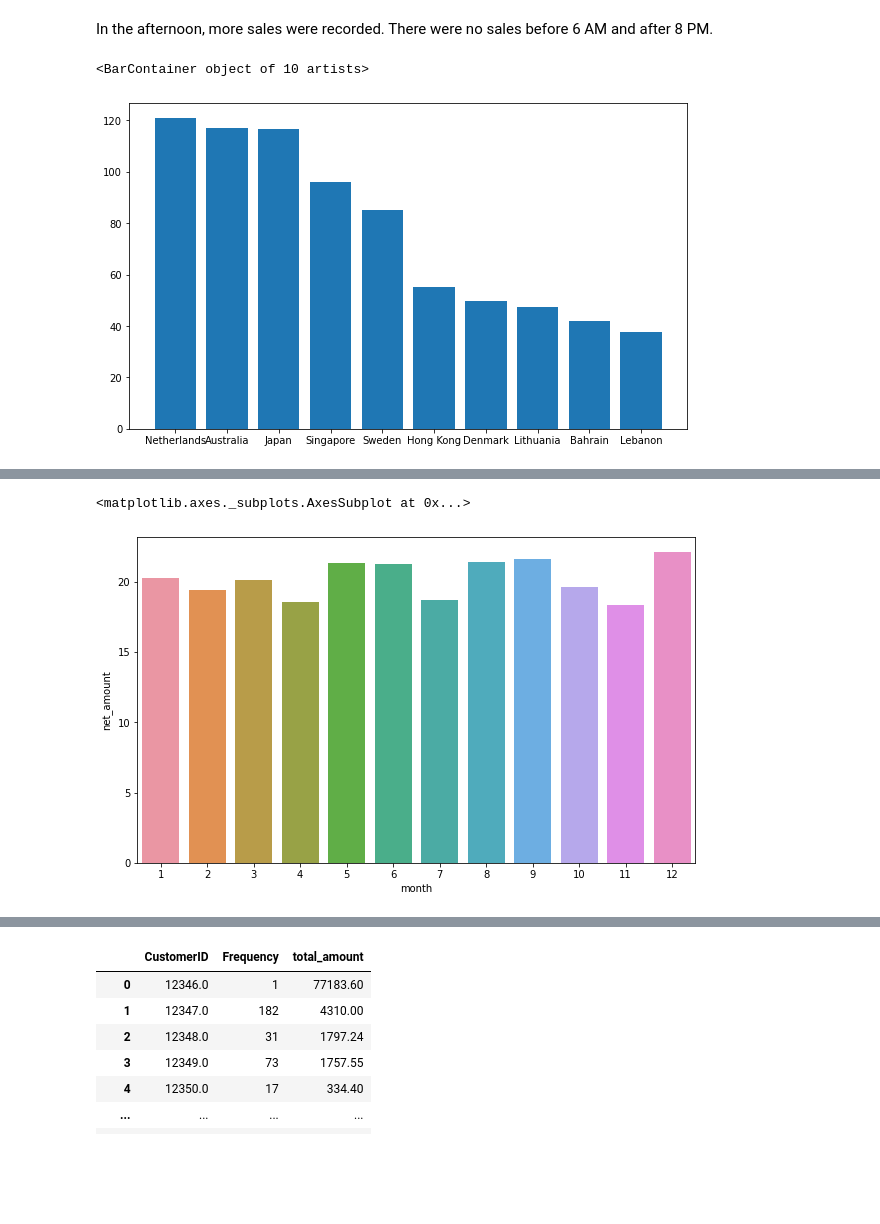
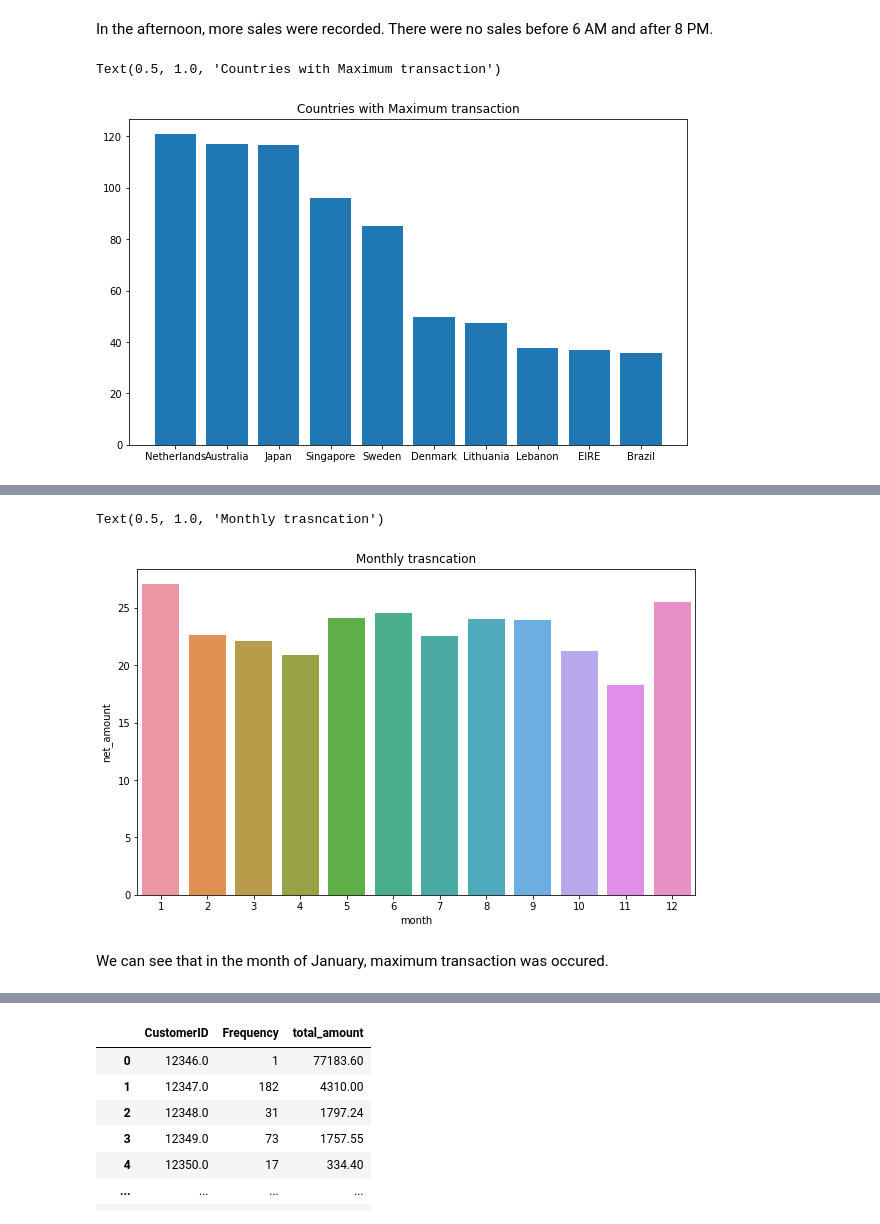
Before and after one commit to shreesha2304/Online-Retail-Customer-Segmentation, a Jupyter notebook: Online_Retail_Customer_Segmentation_Capstone_Project.ipynb, the cells around one changed output, grey strips where cells are left out. Saved outputs shown, nothing was run; the diff lists cells and outputs as text; code cells hidden in the pictures; blank space fills up the shorter version.

```diff
--- a/Online_Retail_Customer_Segmentation_Capstone_Project.ipynb
+++ b/Online_Retail_Customer_Segmentation_Capstone_Project.ipynb
@@ -299,9 +298,12 @@ country_amt=pd.DataFrame(df.groupby(['Country'])['net_amount'].mean()).sort_valu
 # %%
+#find out the countries with maximum transcation
+country_amt=pd.DataFrame(df.groupby(['Country'])['net_amount'].mean()).sort_values(by='net_amount',ascending=False).reset_index()
 plt.figure(figsize=(10,6))
 plt.bar(x=country_amt['Country'].iloc[:10], height=country_amt['net_amount'].iloc[:10])
+plt.title('Countries with Maximum transaction')
 # %% [output]
-<BarContainer object of 10 artists>
+Text(0.5, 1.0, 'Countries with Maximum transaction')
-[figure, old version]
+[figure, new version]
 # %%
 df
 # %% [output]
@@ -319,10 +321,14 @@ df
 | 541908 | 581587 | 22138 | BAKING SET 9 PIECE RETROSPOT | 3 | 2011-12-09 12:50:00 | 4.95 | France | 2011 | 12 | ... |
 526054 rows × 14 columns
 # %%
+#fidning out the months withmaximum transactions
 monthly_amt=pd.DataFrame(df.groupby(['month'])['net_amount'].mean()).sort_values(by='net_amount',ascending=False).reset_index()
 plt.figure(figsize=(10,6))
 sns.barplot(x=monthly_amt['month'], y=monthly_amt['net_amount'])
+plt.title('Monthly trasncation')
 # %% [output]
-<matplotlib.axes._subplots.AxesSubplot at 0x...>
+Text(0.5, 1.0, 'Monthly trasncation')
-[figure, old version]
+[figure, new version]
+# %% [markdown]
+We can see that in the month of January, maximum transaction was occured.
 # %%
```
Also changed, not shown: parts of 82 cells of this notebook.
